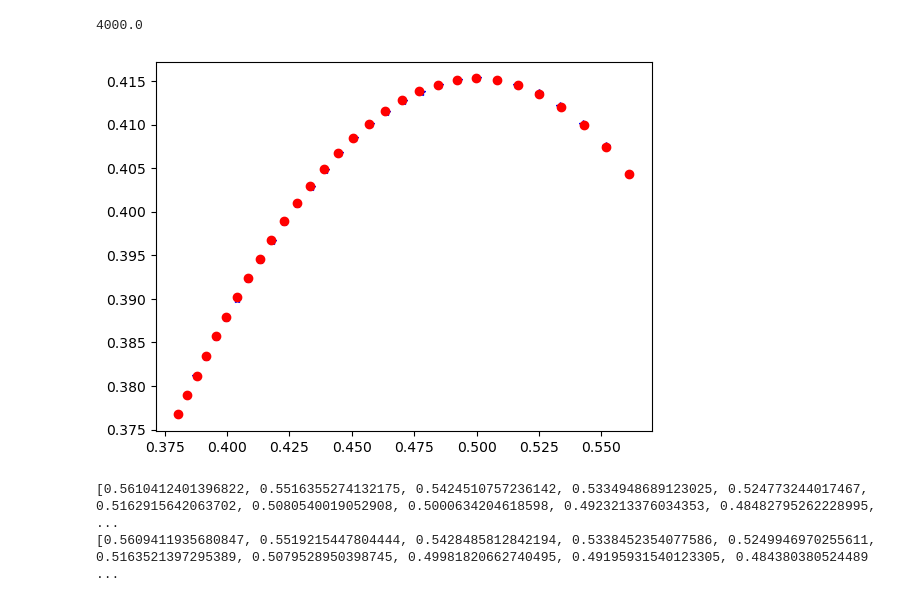
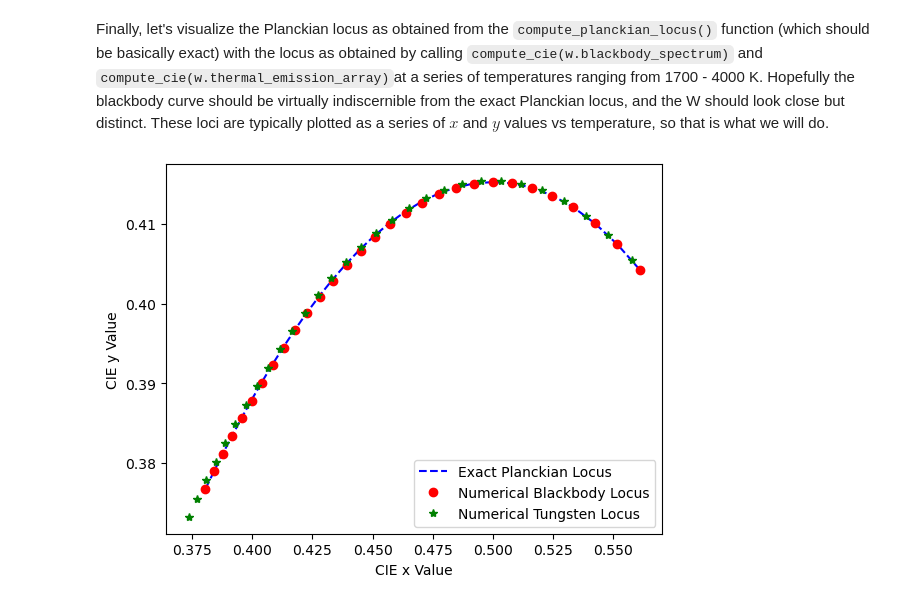
Before and after one commit to FoleyLab/wptherml, a Jupyter notebook: examples/CIE_Example.ipynb, the cells around one changed output. Saved outputs shown, nothing was run; the diff lists cells and outputs as text; code cells hidden in the pictures.

```diff
--- a/examples/CIE_Example.ipynb
+++ b/examples/CIE_Example.ipynb
@@ -3,21 +38,23 @@ import wptherml
 from matplotlib import pyplot as plt
 import numpy as np
 
-test_args = {
-    "wavelength_list": [350e-9, 6000e-9, 1000],
+# create a tungsten incandescent object at 1700 K
+tungsten_values = {
+    "wavelength_list": [300e-9, 6000e-9, 2000],
     "Material_List": ["Air",  "W", "Air"],
     "Thickness_List": [0, 900e-9, 0],
-    "temperature": 3200,
+    "temperature": 1700,
     "therml": True
 }
 
 
 sf = wptherml.SpectrumFactory()
-test = sf.spectrum_factory('Tmm', test_args)
+w = sf.spectrum_factory('Tmm', tungsten_values)
 
 
-plt.plot(test.wavelength_array * 1e9, test.thermal_emission_array, 'red')
-plt.plot(test.wavelength_array * 1e9, test.blackbody_spectrum, 'black')
+plt.plot(w.wavelength_array * 1e9, w.thermal_emission_array, 'red', label="W Emission at 1700 K")
+plt.plot(w.wavelength_array * 1e9, w.blackbody_spectrum, 'black', label="Blackbody emission at 1700 K")
+plt.legend()
 plt.show()
 # %% [output]
  Your spectra have been computed! 😎
@@ -45,33 +111,49 @@ print(xp, yp, zp)
+# %% [markdown]
+Finally, let's visualize the Planckian locus as obtained from the `compute_planckian_locus()` function (which should be basically exact) with the locus as obtained by calling `compute_cie(w.blackbody_spectrum)`
+and `compute_cie(w.thermal_emission_array)`at a series of temperatures ranging from 1700 - 4000 K.  Hopefully the blackbody curve should be virtually indiscernible from the exact Planckian locus, and the W should look close but distinct.  These loci are typically plotted as a series of $x$ and $y$ values vs temperature, so that is what we will do.
 # %%
 # Let's test our CIE calculator against the Planckian locus calculation
 T_list = np.linspace(1700, 4000, 30)
 
-pl_x = []
-pl_y = []
+# array to hold x-values of the Planckian locus, the blackbody, and the W emission for each temperature
+planck_x = []
+bb_x = []
+w_x = []
 
-n_x = []
-n_y = []
+# array to hold x-values of the Planckian locus, the blackbody, and the W emission for each temperature
+planck_y = []
+bb_y = []
+w_y = []
+
 for temp in T_list:
-    test.temperature = temp
-    test._compute_therml_spectrum(test.wavelength_array, test.emissivity_array)
-    x_bb, y_bb, z_bb = test.compute_cie(test.blackbody_spectrum)
-    pl_x.append(x_bb)
-    pl_y.append(y_bb)
-    x_p, y_p, z_p = test.compute_planckian_locus()
-    n_x.append(x_p)
-    n_y.append(y_p)
+    # update the temperature attribute with the current value of temp
+    w.temperature = temp
+
+    # get Planckian locus at this temperature, store to planck_x and planck_y arrays
+    temp_cie = w.compute_planckian_locus()
+    planck_x.append(temp_cie[0])
+    planck_y.append(temp_cie[1])
+
+    # numerically get blackbody locus at this temperature... need to update blackbody curve first
+    w._compute_therml_spectrum(w.wavelength_array, w.emissivity_array)
+    temp_cie = w.compute_cie(w.blackbody_spectrum)
+    bb_x.append(temp_cie[0])
+    bb_y.append(temp_cie[1])
+
+    # get W emitter locus at this temperature, its thermal emission was updated when _compute_therml_spectrum
+    # was called above
+    temp_cie = w.compute_cie(w.thermal_emission_array)
+    w_x.append(temp_cie[0])
+    w_y.append(temp_cie[1])
 
 
-print(test.temperature)
 
-plt.plot(pl_x, pl_y, 'b*')
-plt.plot(n_x, n_y, 'ro')
+plt.plot(planck_x, planck_y, 'b--', label='Exact Planckian Locus')
+plt.plot(bb_x, bb_y, 'ro', label='Numerical Blackbody Locus')
+plt.plot(w_x, w_y, 'g*', label='Numerical Tungsten Locus')
+plt.xlabel("CIE x Value")
+plt.ylabel("CIE y Value")
+plt.legend()
 plt.show()
-
-print(pl_x)
-print(n_x)
 # %% [output]
-4000.0
-[figure, old version]
+[figure, new version]
-[0.5610412401396822, 0.5516355274132175, 0.5424510757236142, 0.5334948689123025, 0.524773244017467, 0.5162915642063702, 0.5080540019052908, 0.5000634204618598, 0.4923213376034353, 0.48482795262228995, ...
-[0.5609411935680847, 0.5519215447804444, 0.5428485812842194, 0.5338452354077586, 0.5249946970255611, 0.5163521397295389, 0.5079528950398745, 0.49981820662740495, 0.49195931540123305, 0.484380380524489 ...
```
Also changed, not shown: parts of 13 cells of this notebook, 1 other file.
